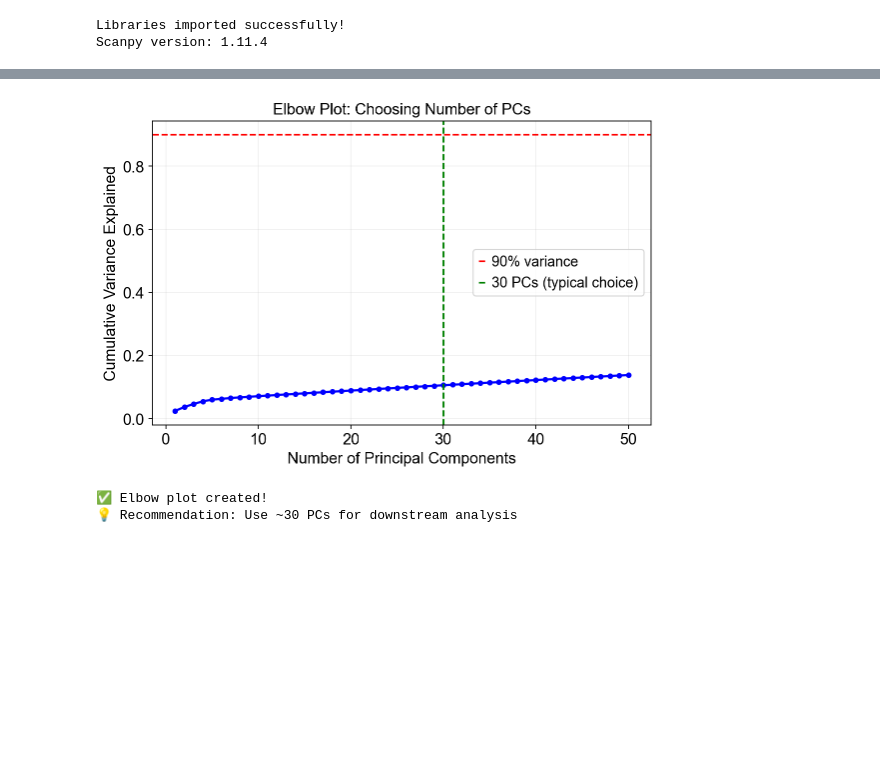
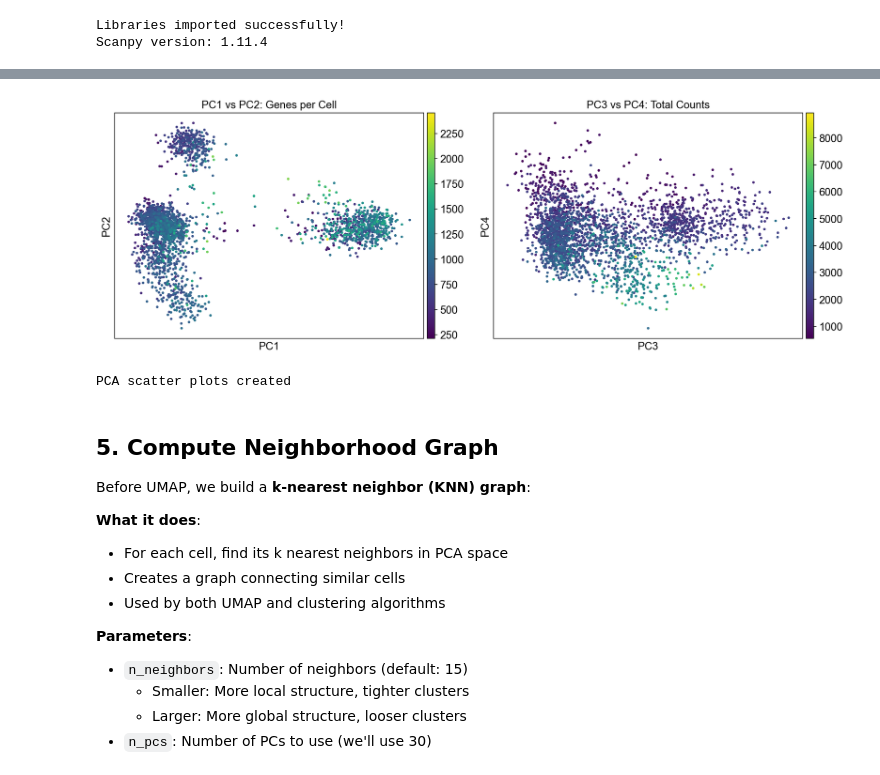
Before and after one commit to NM00001/Hands-on-Scanpy, a Jupyter notebook: notebooks/03_dimensionality_reduction.ipynb, the cells around one changed output, grey strips where cells are left out. Cells and saved outputs as stored; diff of their text form; code cells hidden in the pictures; blank space fills up the shorter version.

```diff
--- a/notebooks/03_dimensionality_reduction.ipynb
+++ b/notebooks/03_dimensionality_reduction.ipynb
@@ -35,7 +36,7 @@ import seaborn as sns
 
 # Configure Scanpy
 sc.settings.verbosity = 3
-sc.settings.set_figure_params(dpi=80, facecolor='white', figsize=(6, 6))
+sc.settings.set_figure_params(dpi=80, facecolor='white')
 
 # Paths
 data_dir = '../data/'
@@ -170,25 +151,33 @@ The "elbow" is where variance explained starts to plateau. PCs after the elbow m
 # %%
-# Elbow plot
-fig, ax = plt.subplots(figsize=(8, 5))
+# PCA scatter plots
+fig, axes = plt.subplots(1, 2, figsize=(14, 5))
 
-variance_ratio = adata.uns['pca']['variance_ratio']
-cumulative_var = np.cumsum(variance_ratio)
+# PC1 vs PC2, colored by n_genes
+sc.pl.pca(adata, color='n_genes_by_counts', components=['1,2'], ax=axes[0], show=False, title='PC1 vs PC2: Genes per Cell')
 
-ax.plot(range(1, 51), cumulative_var, 'bo-', linewidth=2, markersize=4)
-ax.axhline(y=0.9, color='r', linestyle='--', label='90% variance')
-ax.axvline(x=30, color='g', linestyle='--', label='30 PCs (typical choice)')
-ax.set_xlabel('Number of Principal Components')
-ax.set_ylabel('Cumulative Variance Explained')
-ax.set_title('Elbow Plot: Choosing Number of PCs')
-ax.legend()
-ax.grid(True, alpha=0.3)
+# PC3 vs PC4, colored by total_counts
+sc.pl.pca(adata, color='total_counts', components=['3,4'], ax=axes[1], show=False, title='PC3 vs PC4: Total Counts')
 
-plt.savefig(f'{results_dir}03_pca_elbow_plot.png', dpi=150, bbox_inches='tight')
+plt.tight_layout()
+plt.savefig(f'{results_dir}03_pca_scatter.png', dpi=150, bbox_inches='tight')
 plt.show()
 
-print(f"✅ Elbow plot created!")
-print(f"💡 Recommendation: Use ~30 PCs for downstream analysis")
+print("PCA scatter plots created")
 # %% [output]
-[figure, old version]
+[figure, new version]
-✅ Elbow plot created!
-💡 Recommendation: Use ~30 PCs for downstream analysis
+PCA scatter plots created
+# %% [markdown]
+## 5. Compute Neighborhood Graph
+
+Before UMAP, we build a **k-nearest neighbor (KNN) graph**:
+
+**What it does**:
+- For each cell, find its k nearest neighbors in PCA space
+- Creates a graph connecting similar cells
+- Used by both UMAP and clustering algorithms
+
+**Parameters**:
+- `n_neighbors`: Number of neighbors (default: 15)
+  - Smaller: More local structure, tighter clusters
+  - Larger: More global structure, looser clusters
+- `n_pcs`: Number of PCs to use (we'll use 30)
```
Also changed, not shown: parts of 21 cells of this notebook.
